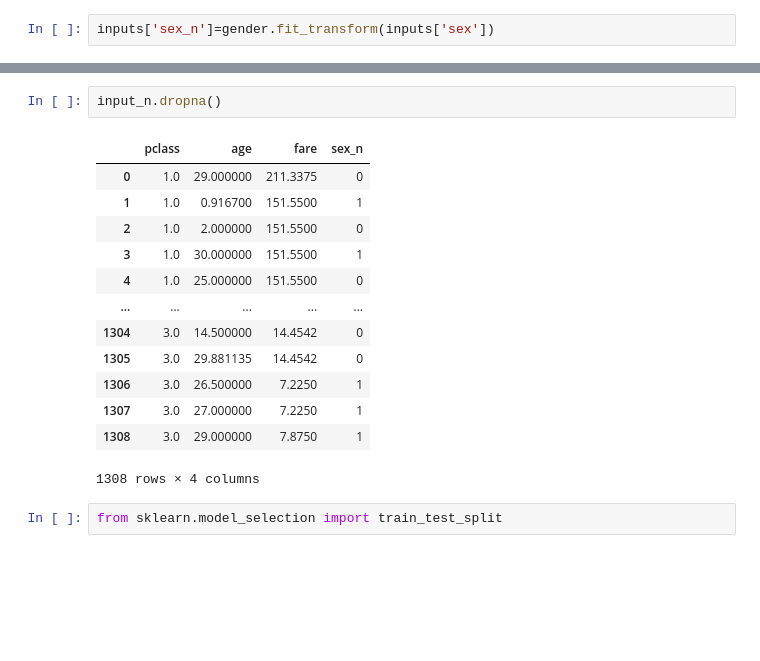
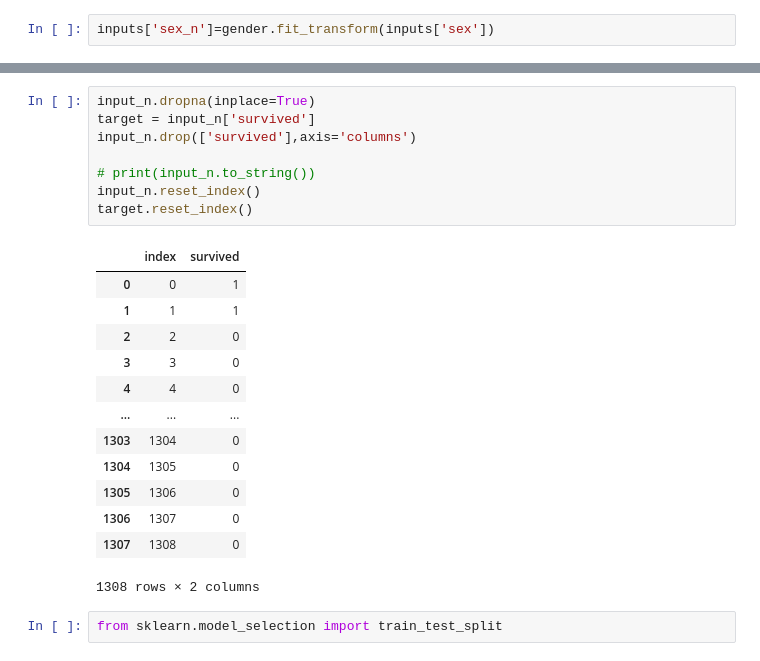
Before and after one commit to afnan47/Hacktoberfest_ML_Projects, a Jupyter notebook: decision_tree_practice.ipynb, the cells around one changed output, grey strips where cells are left out. Cells and saved outputs as stored; diff of their text form; blank space fills up the shorter version.

```diff
--- a/decision_tree_practice.ipynb
+++ b/decision_tree_practice.ipynb
@@ -149,19 +149,25 @@ input_n
-# %%
-input_n.dropna()
-# %% [output]
-|  | pclass | age | fare | sex_n |
-| 0 | 1.0 | 29.000000 | 211.3375 | 0 |
-| 1 | 1.0 | 0.916700 | 151.5500 | 1 |
-| 2 | 1.0 | 2.000000 | 151.5500 | 0 |
-| 3 | 1.0 | 30.000000 | 151.5500 | 1 |
-| 4 | 1.0 | 25.000000 | 151.5500 | 0 |
-| ... | ... | ... | ... | ... |
-| 1304 | 3.0 | 14.500000 | 14.4542 | 0 |
-| 1305 | 3.0 | 29.881135 | 14.4542 | 0 |
-| 1306 | 3.0 | 26.500000 | 7.2250 | 1 |
-| 1307 | 3.0 | 27.000000 | 7.2250 | 1 |
-| 1308 | 3.0 | 29.000000 | 7.8750 | 1 |
-1308 rows × 4 columns
+# %%
+input_n.dropna(inplace=True)
+target = input_n['survived']
+input_n.drop(['survived'],axis='columns')
+
+# print(input_n.to_string())
+input_n.reset_index()
+target.reset_index()
+# %% [output]
+|  | index | survived |
+| 0 | 0 | 1 |
+| 1 | 1 | 1 |
+| 2 | 2 | 0 |
+| 3 | 3 | 0 |
+| 4 | 4 | 0 |
+| ... | ... | ... |
+| 1303 | 1304 | 0 |
+| 1304 | 1305 | 0 |
+| 1305 | 1306 | 0 |
+| 1306 | 1307 | 0 |
+| 1307 | 1308 | 0 |
+1308 rows × 2 columns
 # %%
 from sklearn.model_selection import train_test_split
 # %%
```
Also changed, not shown: parts of 18 cells of this notebook.
